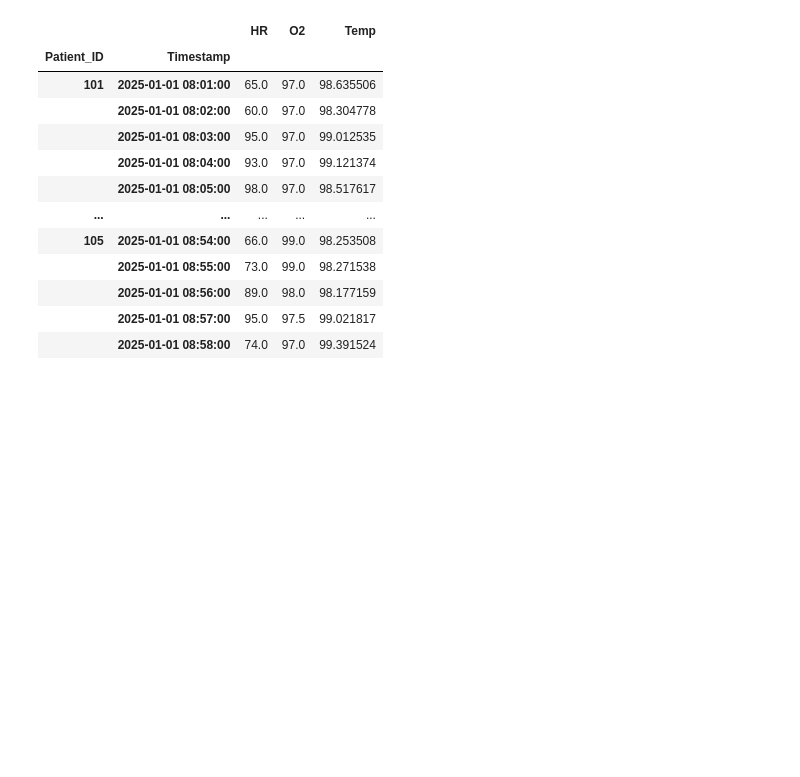
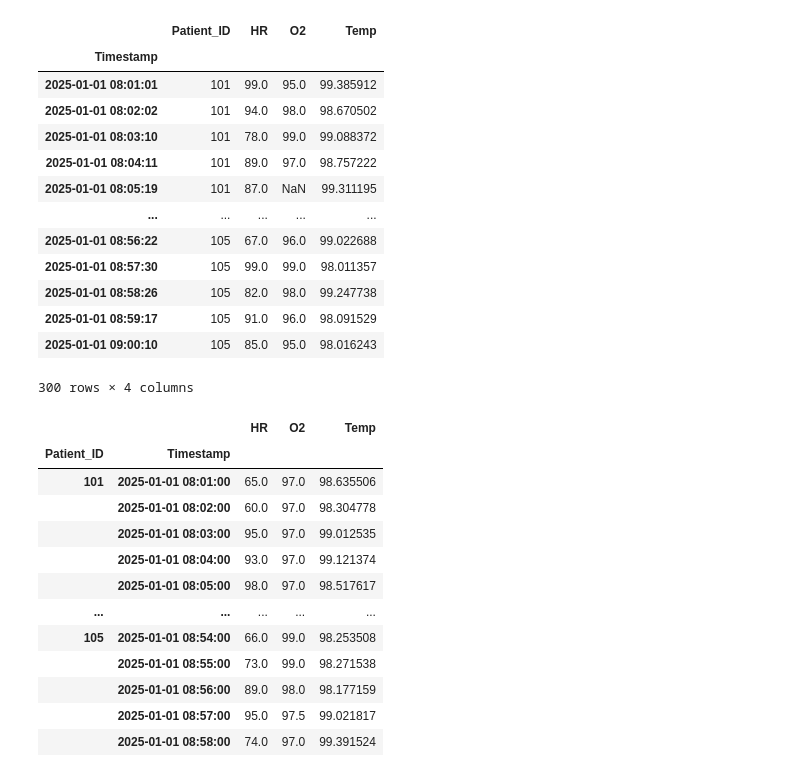
Before and after one commit to Vishvambar/ML_Project1_Clinivora, a Jupyter notebook: cleaning.ipynb, the cells around one changed output. Drawn from its saved outputs; the diff is of its cells as text; code cells hidden in the pictures; blank space fills up the shorter version.

```diff
--- a/cleaning.ipynb
+++ b/cleaning.ipynb
@@ -23,33 +23,50 @@ start_time = pd.Timestamp("2025-01-01 08:00:00")
 
 for pid in patient_ids:
     # Each patient has ~60 minutes of data
     current_time = start_time
     for _ in range(60):
         # 1. Random Time Drift (Sensors aren't perfect)
         current_time += pd.Timedelta(seconds=np.random.randint(50, 70))
 
         # 2. Simulate Vitals
         # Patient 104 is the "Code Blue" case (Vitals crashing)
         if pid == 104 and _ > 40:
             hr = np.random.randint(130, 160) # Tachycardia
             o2 = np.random.randint(80, 90)   # Hypoxia
             temp = np.random.uniform(101.0, 104.0) # Fever
         else:
             hr = np.random.randint(60, 100)
             o2 = np.random.randint(95, 100)
             temp = np.random.uniform(98.0, 99.5)
 
         # 3. Simulate Sensor Failure (NaNs)
         # 10% chance a sensor drops a reading
         if random.random() < 0.1: hr = np.nan
         if random.random() < 0.1: o2 = np.nan
 
         sensor_data.append([current_time, pid, hr, o2, temp])
 
 # Convert to DataFrame
 logs = pd.DataFrame(sensor_data, columns=["Timestamp", "Patient_ID", "HR", "O2", "Temp"])
 logs["Timestamp"] = pd.to_datetime(logs["Timestamp"])
 logs.set_index("Timestamp", inplace=True)
+
+logs
+# %% [output]
+|  | Patient_ID | HR | O2 | Temp |
+| Timestamp |  |  |  |  |
+| 2025-01-01 08:01:01 | 101 | 99.0 | 95.0 | 99.385912 |
+| 2025-01-01 08:02:02 | 101 | 94.0 | 98.0 | 98.670502 |
+| 2025-01-01 08:03:10 | 101 | 78.0 | 99.0 | 99.088372 |
+| 2025-01-01 08:04:11 | 101 | 89.0 | 97.0 | 98.757222 |
+| 2025-01-01 08:05:19 | 101 | 87.0 | NaN | 99.311195 |
+| ... | ... | ... | ... | ... |
+| 2025-01-01 08:56:22 | 105 | 67.0 | 96.0 | 99.022688 |
+| 2025-01-01 08:57:30 | 105 | 99.0 | 99.0 | 98.011357 |
+| 2025-01-01 08:58:26 | 105 | 82.0 | 98.0 | 99.247738 |
+| 2025-01-01 08:59:17 | 105 | 91.0 | 96.0 | 98.091529 |
+| 2025-01-01 09:00:10 | 105 | 85.0 | 95.0 | 98.016243 |
+300 rows × 4 columns
 # %%
 def process_patient(patient_df):
     temp_df = patient_df.drop(columns=["Patient_ID"])
```
